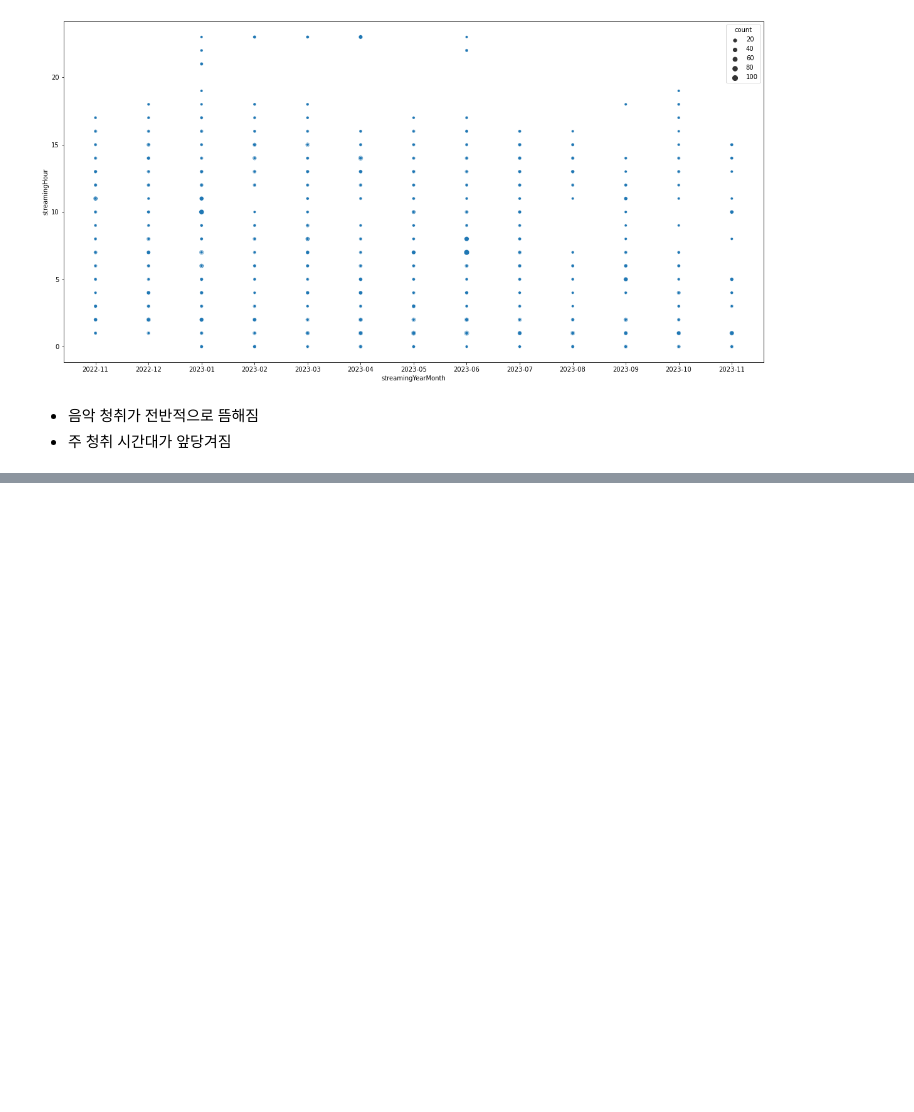
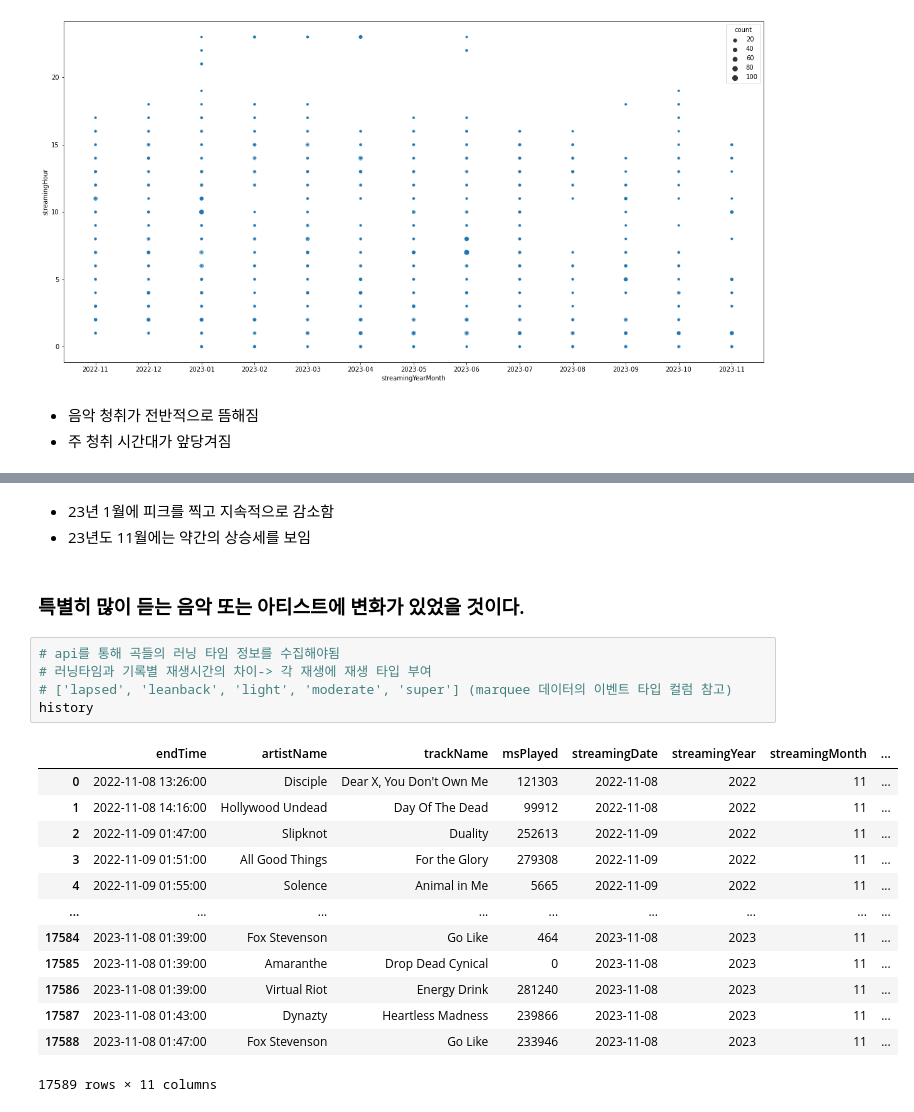
Before and after one commit to ShinHongKyu/spotify-my-history, a Jupyter notebook: my-spotify-history.ipynb, the cells around one changed output, grey strips where cells are left out. Saved outputs shown, nothing was run; the diff lists cells and outputs as text; blank space fills up the shorter version.

```diff
--- a/my-spotify-history.ipynb
+++ b/my-spotify-history.ipynb
@@ -162,0 +162,24 @@ plt.show()
+# %% [markdown]
+* 23년 1월에 피크를 찍고 지속적으로 감소함
+* 23년도 11월에는 약간의 상승세를 보임
+# %% [markdown]
+### 특별히 많이 듣는 음악 또는 아티스트에 변화가 있었을 것이다.
+# %%
+# api를 통해 곡들의 러닝 타임 정보를 수집해야됨
+# 러닝타임과 기록별 재생시간의 차이-> 각 재생에 재생 타입 부여
+# ['lapsed', 'leanback', 'light', 'moderate', 'super'] (marquee 데이터의 이벤트 타입 컬럼 참고)
+history
+# %% [output]
+|  | endTime | artistName | trackName | msPlayed | streamingDate | streamingYear | streamingMonth | ... |
+| 0 | 2022-11-08 13:26:00 | Disciple | Dear X, You Don't Own Me | 121303 | 2022-11-08 | 2022 | 11 | ... |
+| 1 | 2022-11-08 14:16:00 | Hollywood Undead | Day Of The Dead | 99912 | 2022-11-08 | 2022 | 11 | ... |
+| 2 | 2022-11-09 01:47:00 | Slipknot | Duality | 252613 | 2022-11-09 | 2022 | 11 | ... |
+| 3 | 2022-11-09 01:51:00 | All Good Things | For the Glory | 279308 | 2022-11-09 | 2022 | 11 | ... |
+| 4 | 2022-11-09 01:55:00 | Solence | Animal in Me | 5665 | 2022-11-09 | 2022 | 11 | ... |
+| ... | ... | ... | ... | ... | ... | ... | ... | ... |
+| 17584 | 2023-11-08 01:39:00 | Fox Stevenson | Go Like | 464 | 2023-11-08 | 2023 | 11 | ... |
+| 17585 | 2023-11-08 01:39:00 | Amaranthe | Drop Dead Cynical | 0 | 2023-11-08 | 2023 | 11 | ... |
+| 17586 | 2023-11-08 01:39:00 | Virtual Riot | Energy Drink | 281240 | 2023-11-08 | 2023 | 11 | ... |
+| 17587 | 2023-11-08 01:43:00 | Dynazty | Heartless Madness | 239866 | 2023-11-08 | 2023 | 11 | ... |
+| 17588 | 2023-11-08 01:47:00 | Fox Stevenson | Go Like | 233946 | 2023-11-08 | 2023 | 11 | ... |
+17589 rows × 11 columns
```
Also changed, not shown: parts of 9 cells of this notebook, 1 other file.
